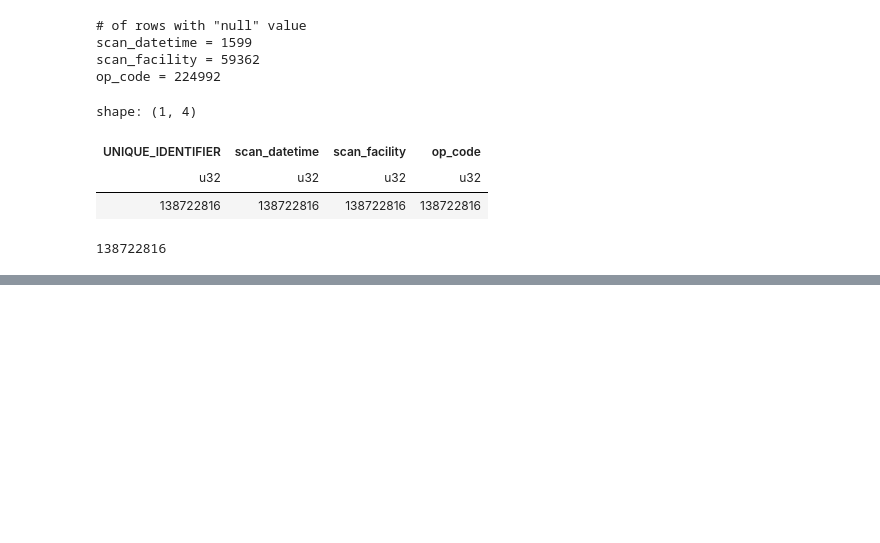
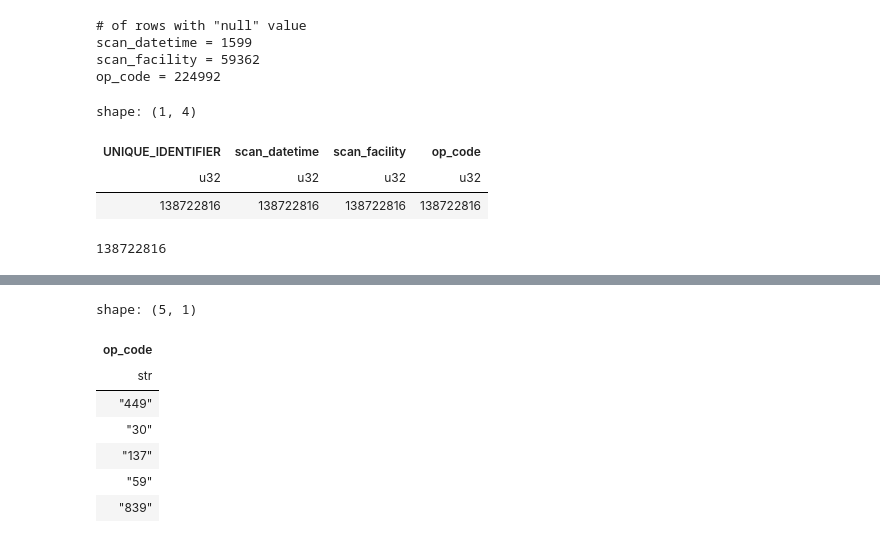
Before and after one commit to JDRitenour/teamkangaroo, a Jupyter notebook: Mail_Notebooks/eda_jr.ipynb, the cells around one changed output, grey strips where cells are left out. Drawn from its saved outputs; the diff is of its cells as text; code cells hidden in the pictures; blank space fills up the shorter version.

```diff
--- a/Mail_Notebooks/eda_jr.ipynb
+++ b/Mail_Notebooks/eda_jr.ipynb
@@ -323,0 +338,12 @@ opsCodes = pd.read_excel('../teamkangaroo/usps_opscodes.xlsx', header = 1, sheet
+# %%
+scans_ops_codes = destinatingScans_noNulls.select(['op_code']).unique()
+scans_ops_codes.head()
+# %% [output]
+shape: (5, 1)
+| op_code |
+| str |
+| "449" |
+| "30" |
+| "137" |
+| "59" |
+| "839" |
```
Also changed, not shown: parts of 9 cells of this notebook.
